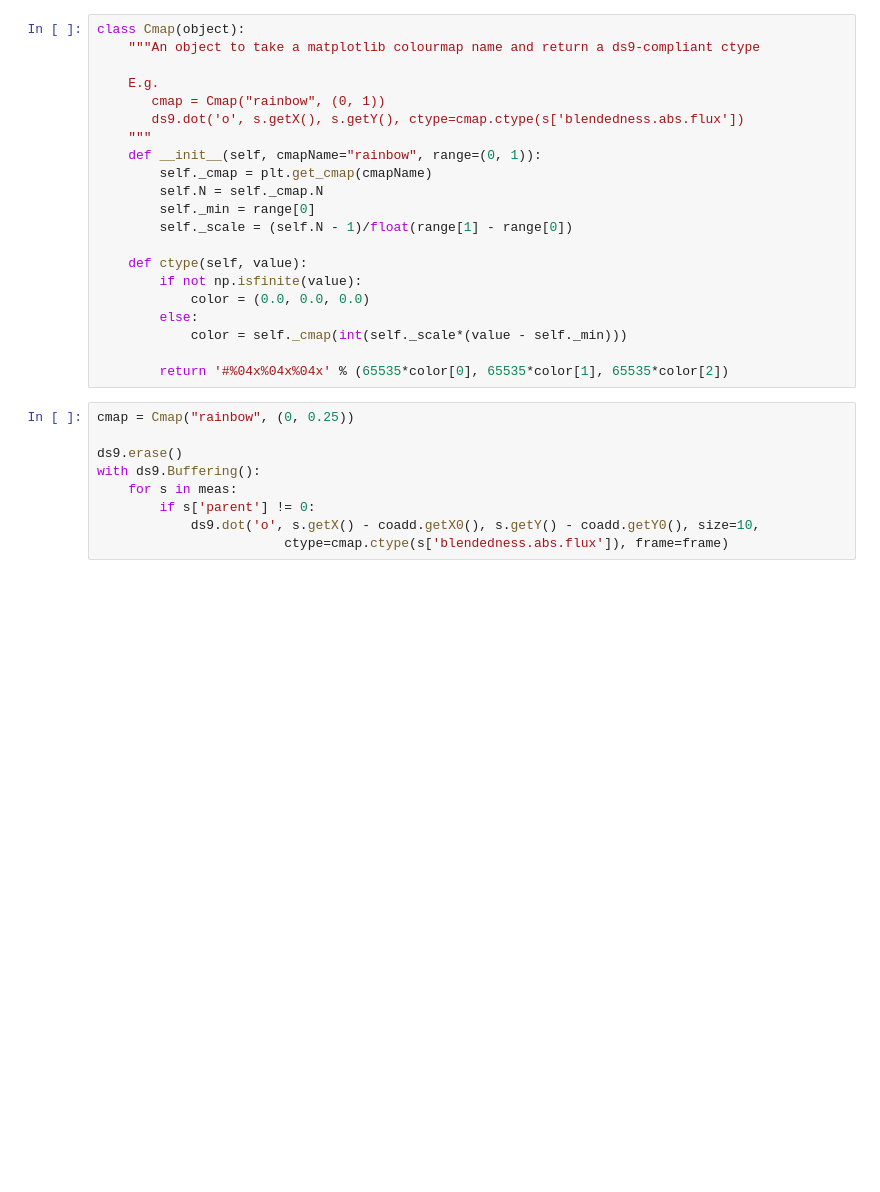
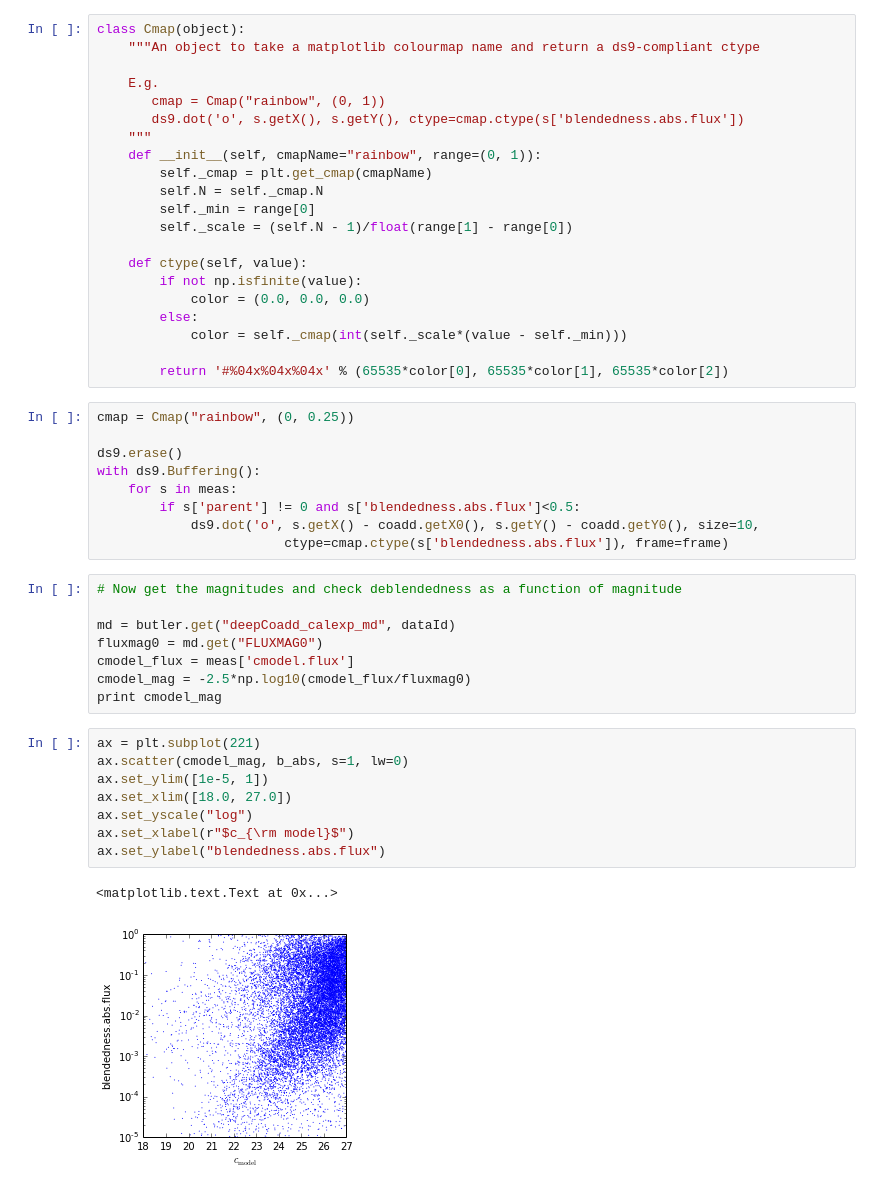
Before and after one commit to surhudm/HSC_Deblendedness, a Jupyter notebook: Deblender.ipynb, the cells around one changed output. Cells and saved outputs as stored; diff of their text form; blank space fills up the shorter version.

```diff
--- a/Deblender.ipynb
+++ b/Deblender.ipynb
@@ -151,6 +179,25 @@ cmap = Cmap("rainbow", (0, 0.25))
 ds9.erase()
 with ds9.Buffering():
     for s in meas:
-        if s['parent'] != 0:
+        if s['parent'] != 0 and s['blendedness.abs.flux']<0.5:
             ds9.dot('o', s.getX() - coadd.getX0(), s.getY() - coadd.getY0(), size=10,
                         ctype=cmap.ctype(s['blendedness.abs.flux']), frame=frame)
+# %%
+# Now get the magnitudes and check deblendedness as a function of magnitude
+
+md = butler.get("deepCoadd_calexp_md", dataId)
+fluxmag0 = md.get("FLUXMAG0")
+cmodel_flux = meas['cmodel.flux']
+cmodel_mag = -2.5*np.log10(cmodel_flux/fluxmag0)
+print cmodel_mag
+# %%
+ax = plt.subplot(221)
+ax.scatter(cmodel_mag, b_abs, s=1, lw=0)
+ax.set_ylim([1e-5, 1])
+ax.set_xlim([18.0, 27.0])
+ax.set_yscale("log")
+ax.set_xlabel(r"$c_{\rm model}$")
+ax.set_ylabel("blendedness.abs.flux")
+# %% [output]
+<matplotlib.text.Text at 0x...>
+[figure, added]
```
Also changed, not shown: parts of 10 cells of this notebook, 2 other files.
